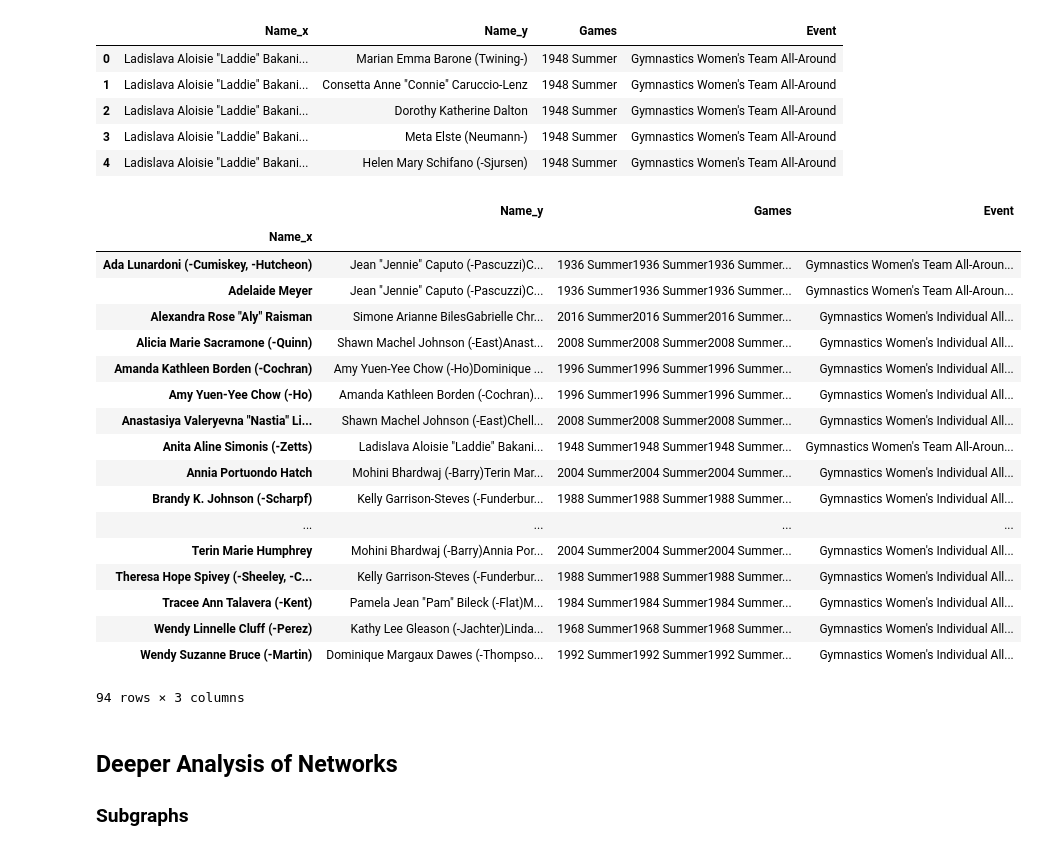
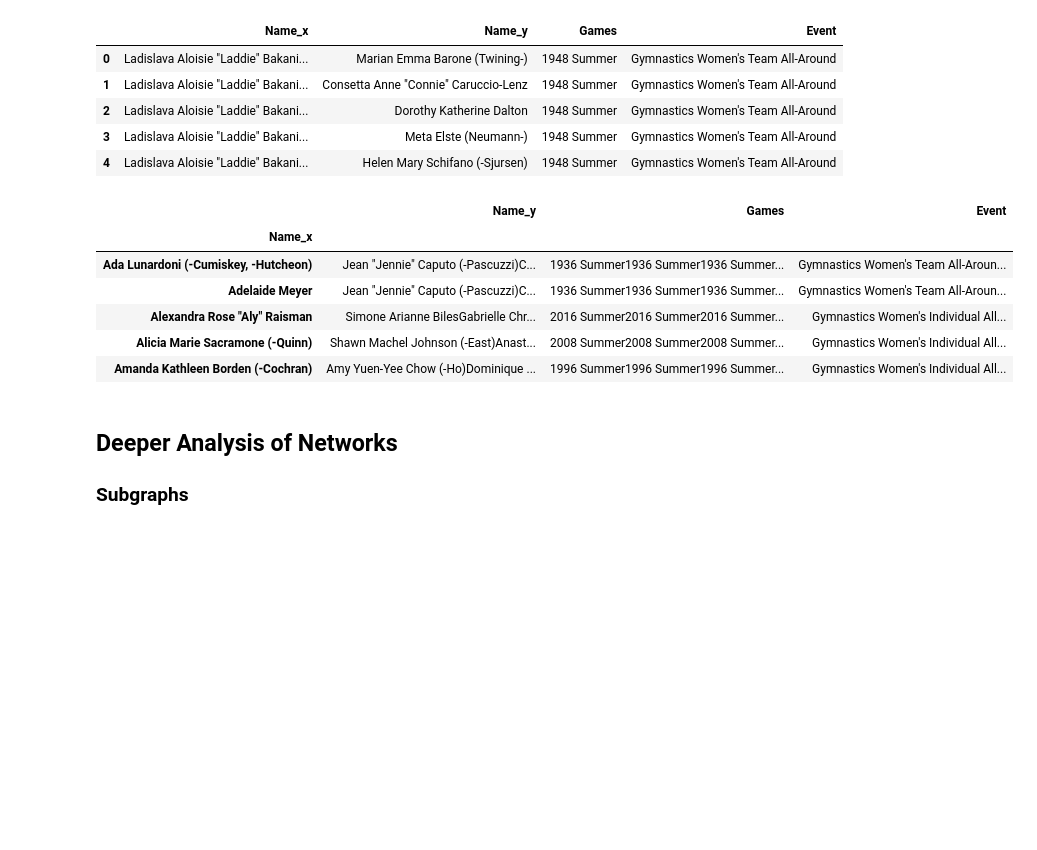
Before and after one commit to ironhack-datalabs/mad-oct-2018, a Jupyter notebook: module-3/lab-network-analysis/main.ipynb, the cells around one changed output. Saved outputs shown, nothing was run; the diff lists cells and outputs as text; code cells hidden in the pictures; blank space fills up the shorter version.

```diff
--- a/module-3/lab-network-analysis/main.ipynb
+++ b/module-3/lab-network-analysis/main.ipynb
@@ -388,27 +379,15 @@ gymnastics.head()
 | 3 | Ladislava Aloisie "Laddie" Bakani... | Meta Elste (Neumann-) | 1948 Summer | Gymnastics Women's Team All-Around |
 | 4 | Ladislava Aloisie "Laddie" Bakani... | Helen Mary Schifano (-Sjursen) | 1948 Summer | Gymnastics Women's Team All-Around |
 # %%
-gymnastics.groupby('Name_x').agg(np.sum)
+gymnastics.groupby('Name_x').agg(np.sum).head()
 # %% [output]
 |  | Name_y | Games | Event |
 | Name_x |  |  |  |
 | Ada Lunardoni (-Cumiskey, -Hutcheon) | Jean "Jennie" Caputo (-Pascuzzi)C... | 1936 Summer1936 Summer1936 Summer... | Gymnastics Women's Team All-Aroun... |
 | Adelaide Meyer | Jean "Jennie" Caputo (-Pascuzzi)C... | 1936 Summer1936 Summer1936 Summer... | Gymnastics Women's Team All-Aroun... |
 | Alexandra Rose "Aly" Raisman | Simone Arianne BilesGabrielle Chr... | 2016 Summer2016 Summer2016 Summer... | Gymnastics Women's Individual All... |
 | Alicia Marie Sacramone (-Quinn) | Shawn Machel Johnson (-East)Anast... | 2008 Summer2008 Summer2008 Summer... | Gymnastics Women's Individual All... |
 | Amanda Kathleen Borden (-Cochran) | Amy Yuen-Yee Chow (-Ho)Dominique ... | 1996 Summer1996 Summer1996 Summer... | Gymnastics Women's Individual All... |
-| Amy Yuen-Yee Chow (-Ho) | Amanda Kathleen Borden (-Cochran)... | 1996 Summer1996 Summer1996 Summer... | Gymnastics Women's Individual All... |
-| Anastasiya Valeryevna "Nastia" Li... | Shawn Machel Johnson (-East)Chell... | 2008 Summer2008 Summer2008 Summer... | Gymnastics Women's Individual All... |
-| Anita Aline Simonis (-Zetts) | Ladislava Aloisie "Laddie" Bakani... | 1948 Summer1948 Summer1948 Summer... | Gymnastics Women's Team All-Aroun... |
-| Annia Portuondo Hatch | Mohini Bhardwaj (-Barry)Terin Mar... | 2004 Summer2004 Summer2004 Summer... | Gymnastics Women's Individual All... |
-| Brandy K. Johnson (-Scharpf) | Kelly Garrison-Steves (-Funderbur... | 1988 Summer1988 Summer1988 Summer... | Gymnastics Women's Individual All... |
-| ... | ... | ... | ... |
-| Terin Marie Humphrey | Mohini Bhardwaj (-Barry)Annia Por... | 2004 Summer2004 Summer2004 Summer... | Gymnastics Women's Individual All... |
-| Theresa Hope Spivey (-Sheeley, -C... | Kelly Garrison-Steves (-Funderbur... | 1988 Summer1988 Summer1988 Summer... | Gymnastics Women's Individual All... |
-| Tracee Ann Talavera (-Kent) | Pamela Jean "Pam" Bileck (-Flat)M... | 1984 Summer1984 Summer1984 Summer... | Gymnastics Women's Individual All... |
-| Wendy Linnelle Cluff (-Perez) | Kathy Lee Gleason (-Jachter)Linda... | 1968 Summer1968 Summer1968 Summer... | Gymnastics Women's Individual All... |
-| Wendy Suzanne Bruce (-Martin) | Dominique Margaux Dawes (-Thompso... | 1992 Summer1992 Summer1992 Summer... | Gymnastics Women's Individual All... |
-94 rows × 3 columns
 # %% [markdown]
 ## Deeper Analysis of Networks
 ### Subgraphs
```
Also changed, not shown: parts of 26 cells of this notebook.
